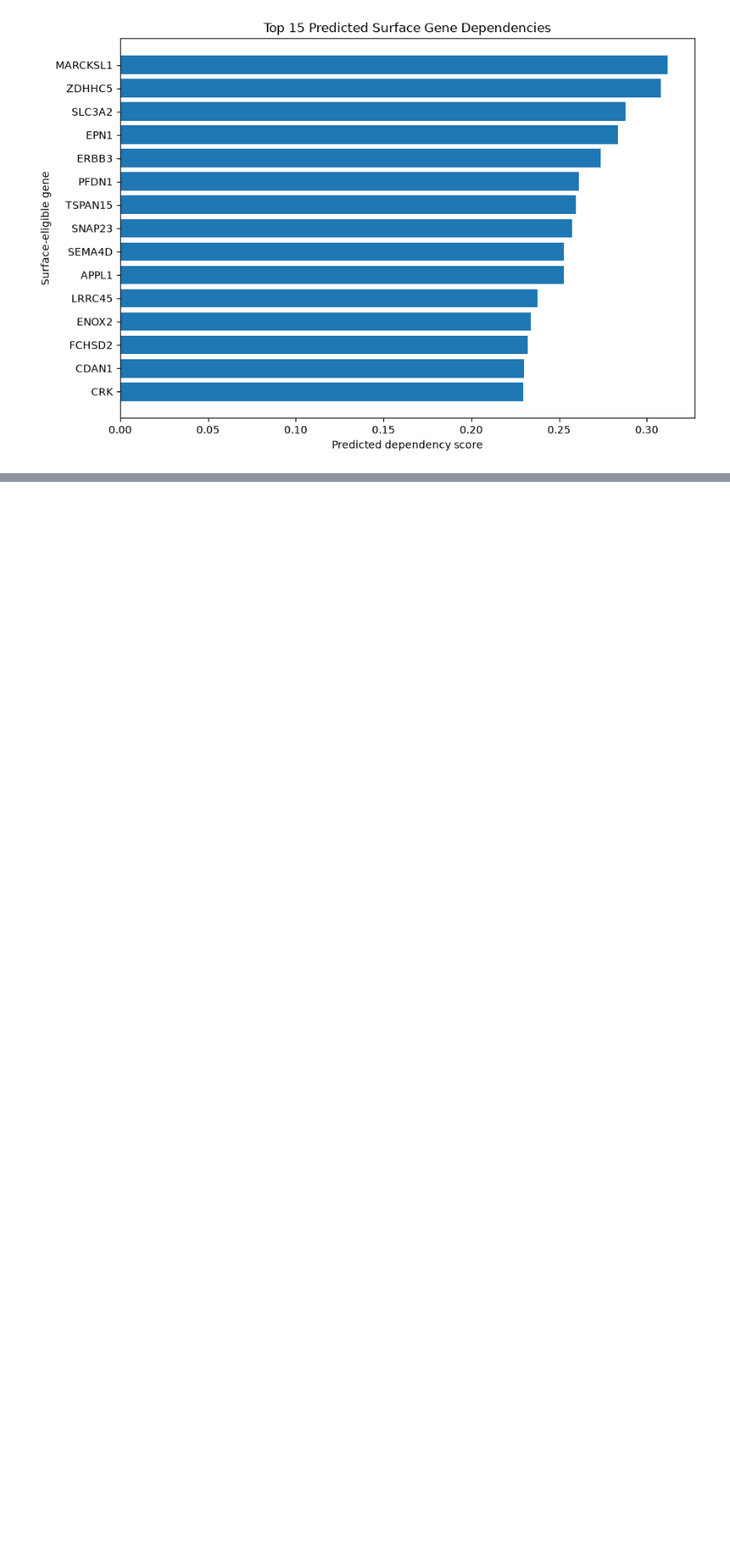
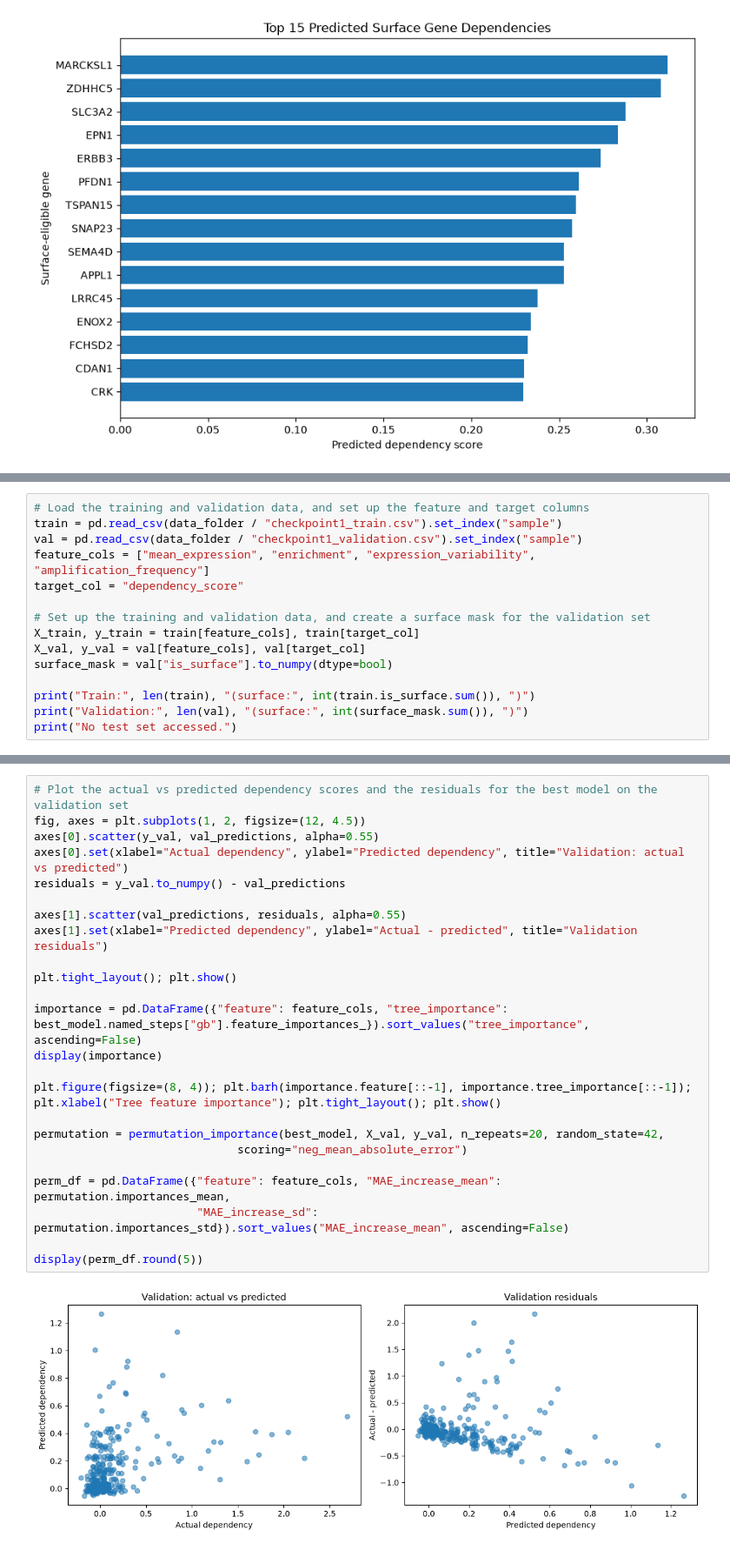
Before and after one commit to sbskinn/Tumor-Surface-Target-Prioritization, a Jupyter notebook: Checkpoint1_gene_expression.ipynb, the cells around one changed output, grey strips where cells are left out. Shown at 87% size. Saved outputs shown, nothing was run; the diff lists cells and outputs as text; blank space fills up the shorter version.

Commit message:
Evaluated the model and created gene rankings and bar chart

```diff
--- a/Checkpoint1_gene_expression.ipynb
+++ b/Checkpoint1_gene_expression.ipynb
@@ -1325,0 +1347,15 @@ plt.show()
+# %%
+# Load the training and validation data, and set up the feature and target columns
+train = pd.read_csv(data_folder / "checkpoint1_train.csv").set_index("sample")
+val = pd.read_csv(data_folder / "checkpoint1_validation.csv").set_index("sample")
+feature_cols = ["mean_expression", "enrichment", "expression_variability", "amplification_frequency"]
+target_col = "dependency_score"
+
+# Set up the training and validation data, and create a surface mask for the validation set
+X_train, y_train = train[feature_cols], train[target_col]
+X_val, y_val = val[feature_cols], val[target_col]
+surface_mask = val["is_surface"].to_numpy(dtype=bool)
+
+print("Train:", len(train), "(surface:", int(train.is_surface.sum()), ")")
+print("Validation:", len(val), "(surface:", int(surface_mask.sum()), ")")
+print("No test set accessed.")
@@ -1325,0 +1448,26 @@ plt.show()
+# %%
+# Plot the actual vs predicted dependency scores and the residuals for the best model on the validation set
+fig, axes = plt.subplots(1, 2, figsize=(12, 4.5))
+axes[0].scatter(y_val, val_predictions, alpha=0.55)
+axes[0].set(xlabel="Actual dependency", ylabel="Predicted dependency", title="Validation: actual vs predicted")
+residuals = y_val.to_numpy() - val_predictions
+
+axes[1].scatter(val_predictions, residuals, alpha=0.55)
+axes[1].set(xlabel="Predicted dependency", ylabel="Actual - predicted", title="Validation residuals")
+
+plt.tight_layout(); plt.show()
+
+importance = pd.DataFrame({"feature": feature_cols, "tree_importance": best_model.named_steps["gb"].feature_importances_}).sort_values("tree_importance", ascending=False)
+display(importance)
+
+plt.figure(figsize=(8, 4)); plt.barh(importance.feature[::-1], importance.tree_importance[::-1]); plt.xlabel("Tree feature importance"); plt.tight_layout(); plt.show()
+
+permutation = permutation_importance(best_model, X_val, y_val, n_repeats=20, random_state=42,
+                              scoring="neg_mean_absolute_error")
+
+perm_df = pd.DataFrame({"feature": feature_cols, "MAE_increase_mean": permutation.importances_mean,
+                        "MAE_increase_sd": permutation.importances_std}).sort_values("MAE_increase_mean", ascending=False)
+
+display(perm_df.round(5))
+# %% [output]
+[figure, added]
```
Also changed, not shown: parts of 22 cells of this notebook.
